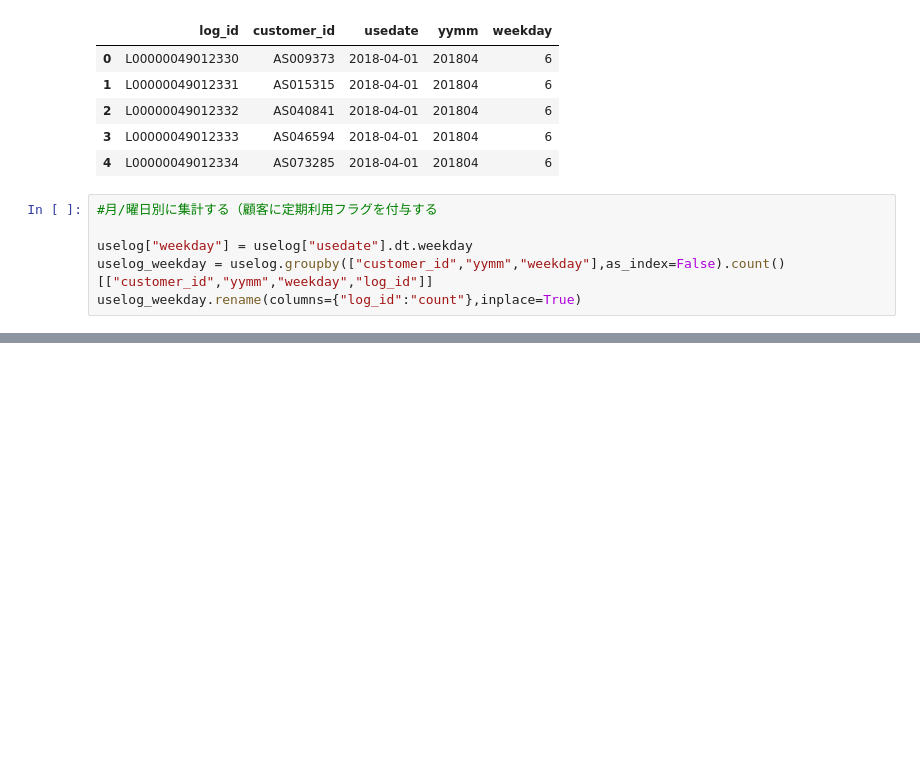
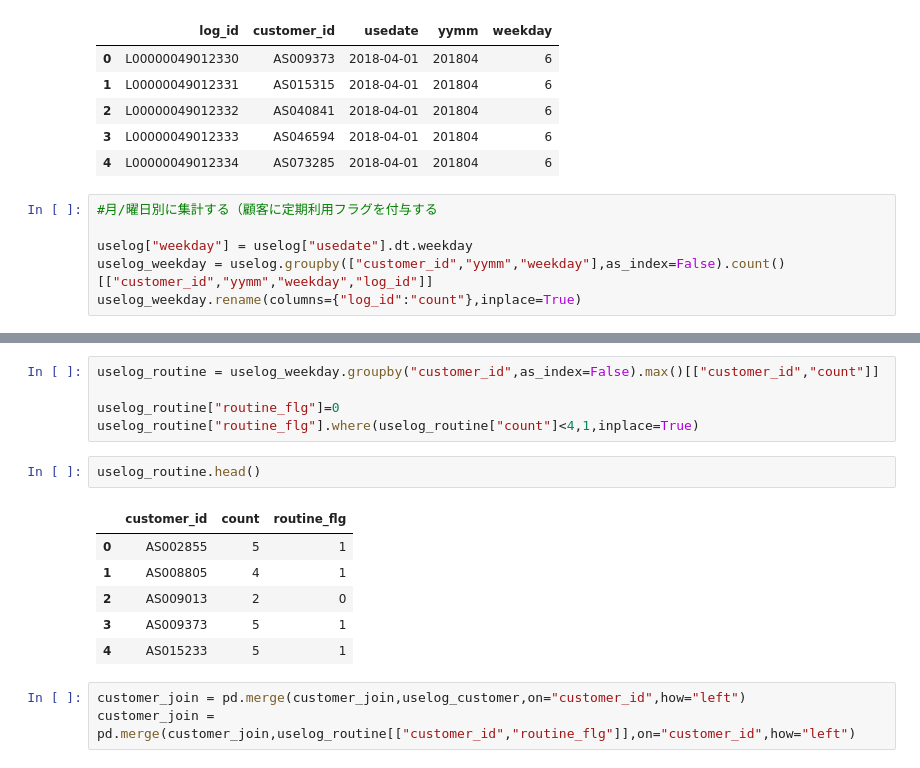
Before and after one commit to hirohiso/100hon-knock, a Jupyter notebook: knock100-03.ipynb, the cells around one changed output, grey strips where cells are left out. Drawn from its saved outputs; the diff is of its cells as text; blank space fills up the shorter version.

```diff
--- a/knock100-03.ipynb
+++ b/knock100-03.ipynb
@@ -183,3 +183,20 @@ uselog_weekday.head()
 | 2 | AS002855 | 201805 | 5 | 4 |
 | 3 | AS002855 | 201806 | 5 | 5 |
 | 4 | AS002855 | 201807 | 1 | 1 |
+# %%
+uselog_routine = uselog_weekday.groupby("customer_id",as_index=False).max()[["customer_id","count"]]
+
+uselog_routine["routine_flg"]=0
+uselog_routine["routine_flg"].where(uselog_routine["count"]<4,1,inplace=True)
+# %%
+uselog_routine.head()
+# %% [output]
+|  | customer_id | count | routine_flg |
+| 0 | AS002855 | 5 | 1 |
+| 1 | AS008805 | 4 | 1 |
+| 2 | AS009013 | 2 | 0 |
+| 3 | AS009373 | 5 | 1 |
+| 4 | AS015233 | 5 | 1 |
+# %%
+customer_join = pd.merge(customer_join,uselog_customer,on="customer_id",how="left")
+customer_join = pd.merge(customer_join,uselog_routine[["customer_id","routine_flg"]],on="customer_id",how="left")
```
Also changed, not shown: parts of 2 cells of this notebook.
